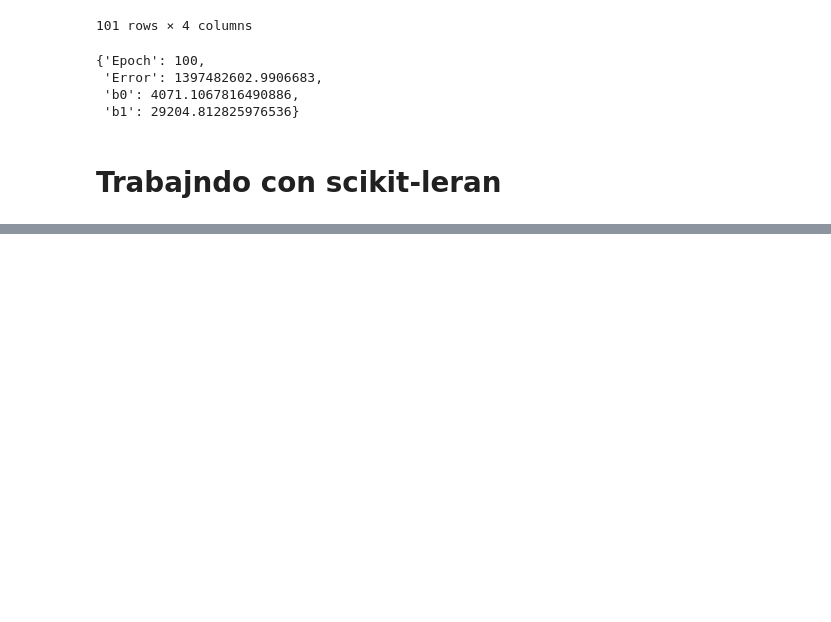
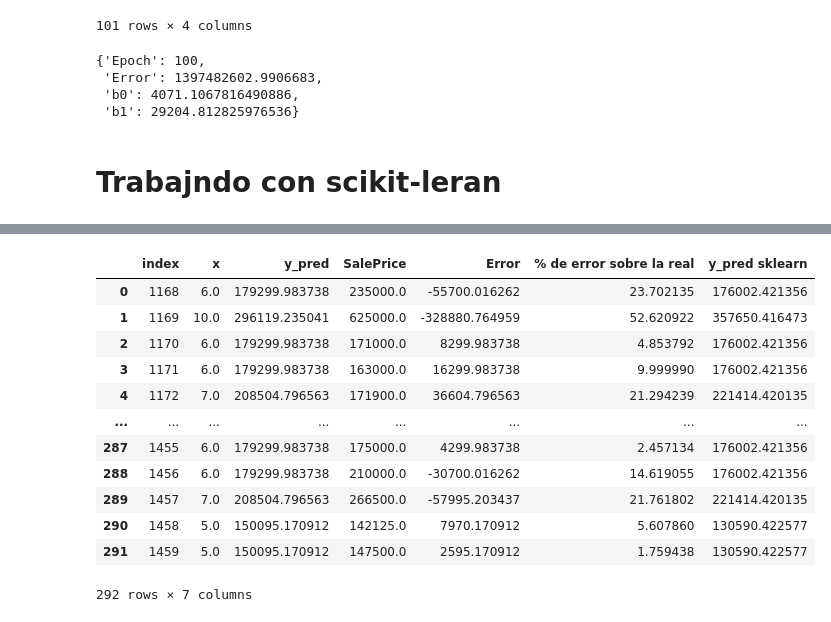
Before and after one commit to ronaldbailey/Proyecto-1---Regresi-n-con-Progra-, a Jupyter notebook: Proyecto #1 - (Regresión con Progra).ipynb, the cells around one changed output, grey strips where cells are left out. Drawn from its saved outputs; the diff is of its cells as text; code cells hidden in the pictures; blank space fills up the shorter version.

Commit message:
Comparacion de modelos de fomrma descriptiva estadistica

```diff
--- a/Proyecto #1 - (Regresión con Progra).ipynb
+++ b/Proyecto #1 - (Regresión con Progra).ipynb
@@ -134,0 +136,8 @@ import numpy as np
+# %%
+y = ml.entrenamiento.SalePrice.values
+# %%
+# Creamos una instancia de la clase LinearRegression
+model = LinearRegression()
+
+# Entrenamos el modelo utilizando nuestros datos de muestra
+model.fit(X, y)
@@ -134,0 +146,3 @@ import numpy as np
+# %%
+x_validacion = ml.validacion.OverallQual.values.reshape((-1,1))
+x_validacion
@@ -134,0 +167,3 @@ import numpy as np
+# %%
+y_validacion = model.predict(x_validacion)
+y_validacion
@@ -134,0 +188,19 @@ import numpy as np
+# %%
+import pandas as pd
+proyeccion1 = proyeccion.reset_index()
+proyeccion1['y_pred sklearn'] = pd.DataFrame(y_validacion)
+proyeccion1
+# %% [output]
+|  | index | x | y_pred | SalePrice | Error | % de error sobre la real | y_pred sklearn |
+| 0 | 1168 | 6.0 | 179299.983738 | 235000.0 | -55700.016262 | 23.702135 | 176002.421356 |
+| 1 | 1169 | 10.0 | 296119.235041 | 625000.0 | -328880.764959 | 52.620922 | 357650.416473 |
+| 2 | 1170 | 6.0 | 179299.983738 | 171000.0 | 8299.983738 | 4.853792 | 176002.421356 |
+| 3 | 1171 | 6.0 | 179299.983738 | 163000.0 | 16299.983738 | 9.999990 | 176002.421356 |
+| 4 | 1172 | 7.0 | 208504.796563 | 171900.0 | 36604.796563 | 21.294239 | 221414.420135 |
+| ... | ... | ... | ... | ... | ... | ... | ... |
+| 287 | 1455 | 6.0 | 179299.983738 | 175000.0 | 4299.983738 | 2.457134 | 176002.421356 |
+| 288 | 1456 | 6.0 | 179299.983738 | 210000.0 | -30700.016262 | 14.619055 | 176002.421356 |
+| 289 | 1457 | 7.0 | 208504.796563 | 266500.0 | -57995.203437 | 21.761802 | 221414.420135 |
+| 290 | 1458 | 5.0 | 150095.170912 | 142125.0 | 7970.170912 | 5.607860 | 130590.422577 |
+| 291 | 1459 | 5.0 | 150095.170912 | 147500.0 | 2595.170912 | 1.759438 | 130590.422577 |
+292 rows × 7 columns
```
Also changed, not shown: parts of 7 cells of this notebook, 1 other file.
